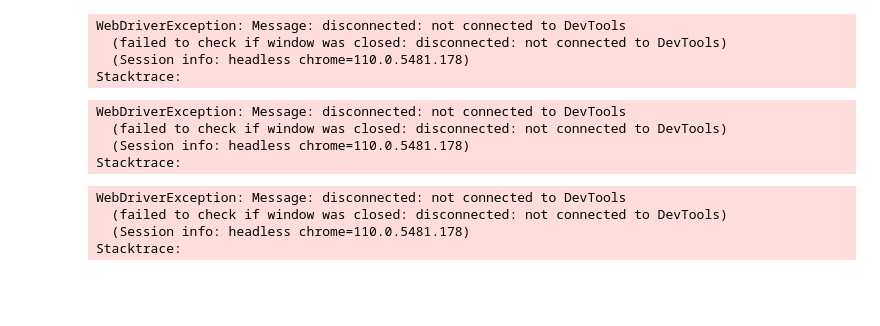
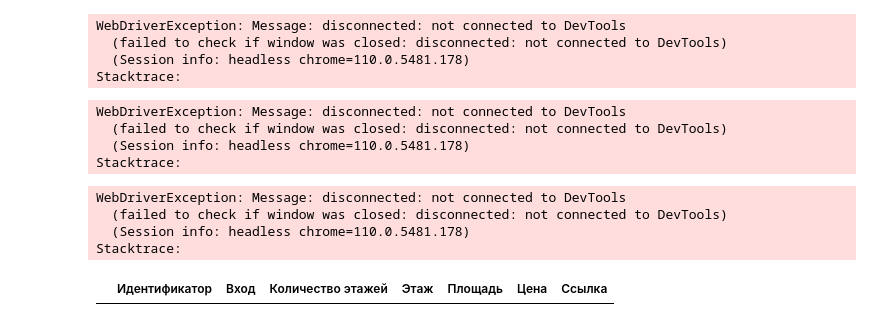
Before and after one commit to IlluvatarEru/orthanc, a Jupyter notebook: research/Scrap BI.ipynb, the cells around one changed output. Drawn from its saved outputs; the diff is of its cells as text; code cells hidden in the pictures; blank space fills up the shorter version.

```diff
--- a/research/Scrap BI.ipynb
+++ b/research/Scrap BI.ipynb
@@ -621,3 +621,24 @@ WebDriverException: Message: disconnected: not connected to DevTools
   (failed to check if window was closed: disconnected: not connected to DevTools)
   (Session info: headless chrome=110.0.5481.178)
 Stacktrace:
+# %%
+import pandas as pd
+
+# create your DataFrame
+df = pd.DataFrame(columns=['Id', 'Entrance', 'Number Of Floors', 'Floor', 'Surface', 'Price', 'Link'])
+
+# define the Russian translations of the column names
+translation_dict = {'Id': 'Идентификатор',
+                    'Entrance': 'Вход',
+                    'Number Of Floors': 'Количество этажей',
+                    'Floor': 'Этаж',
+                    'Surface': 'Площадь',
+                    'Price': 'Цена',
+                    'Link': 'Ссылка',
+                   'City':'GOROD'}
+
+# rename the columns using the translation dictionary
+df = df.rename(columns=translation_dict)
+df
+# %% [output]
+|  | Идентификатор | Вход | Количество этажей | Этаж | Площадь | Цена | Ссылка |
```
Also changed, not shown: parts of 1 cell of this notebook, 7 other files.
